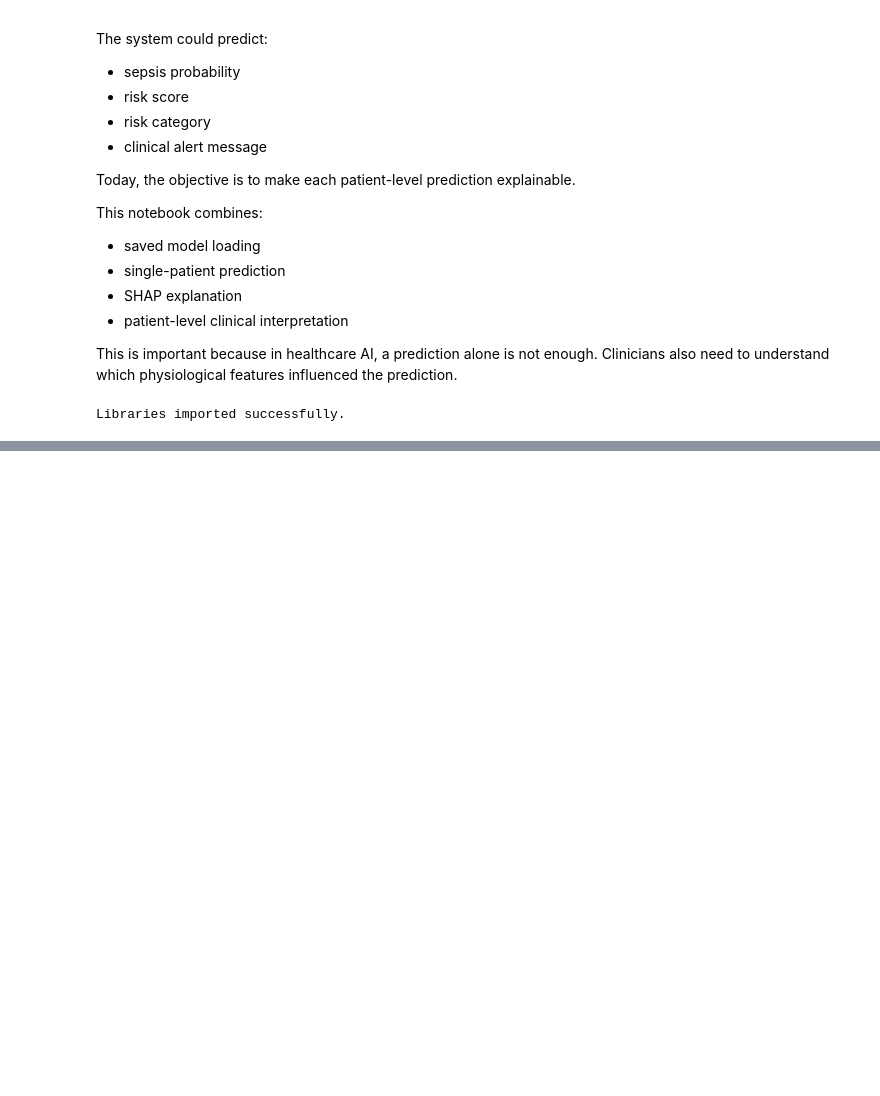
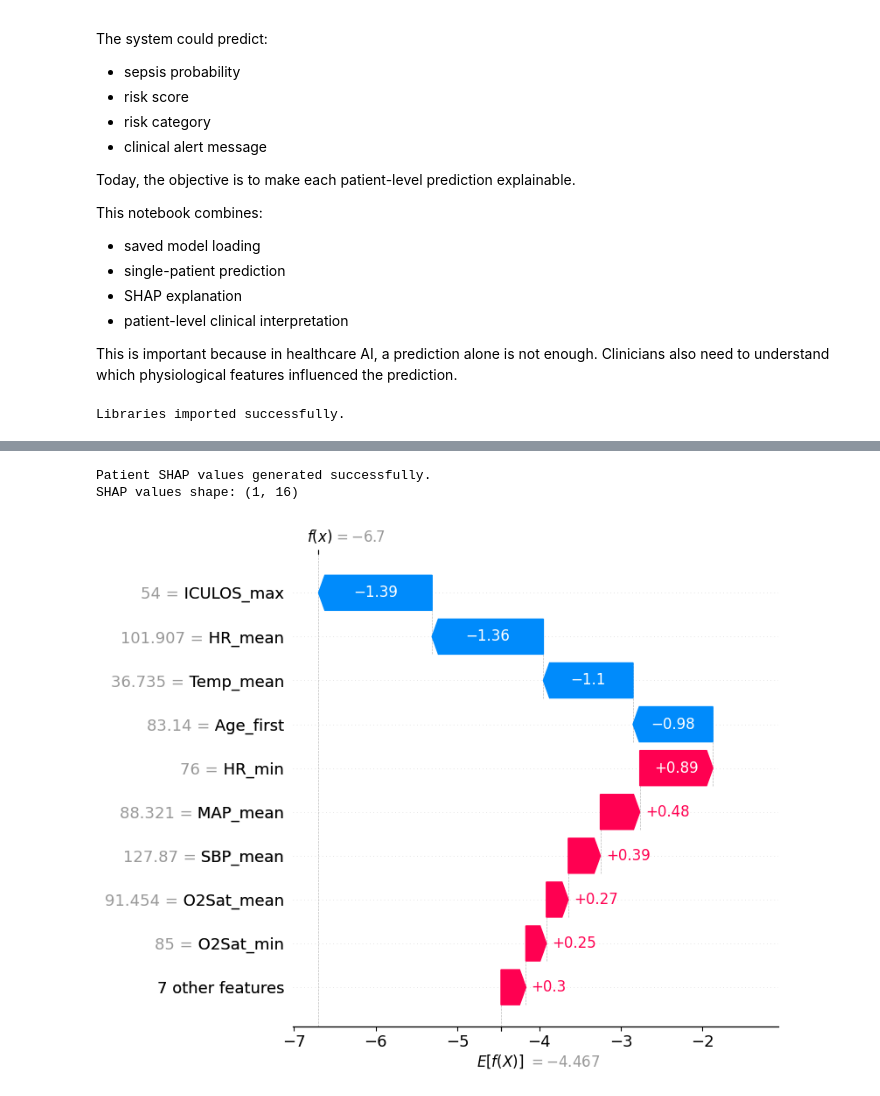
Before and after one commit to englaetitia/icu-early-warning-system, a Jupyter notebook: notebooks/12_explainable_patient_prediction.ipynb, the cells around one changed output, grey strips where cells are left out. Saved outputs shown, nothing was run; the diff lists cells and outputs as text; code cells hidden in the pictures; blank space fills up the shorter version.

Commit message:
Add Week 2 Day 5 explainable patient prediction

```diff
--- a/notebooks/12_explainable_patient_prediction.ipynb
+++ b/notebooks/12_explainable_patient_prediction.ipynb
@@ -60,0 +126,4 @@ Figure directory exists: True
+# %%
+explainer = shap.Explainer(model, X)
+
+print("SHAP explainer created successfully.")
@@ -60,0 +132,21 @@ Figure directory exists: True
+# %%
+patient_index = 0
+
+patient_row = X.iloc[[patient_index]]
+patient_id = patient_ids.iloc[patient_index]
+true_label = y.iloc[patient_index]
+
+probability = model.predict_proba(patient_row)[0, 1]
+prediction = model.predict(patient_row)[0]
+
+risk_score = probability * 100
+risk_category = categorize_risk(probability)
+clinical_alert = generate_clinical_alert(risk_category)
+
+print("Patient ID:", patient_id)
+print("True sepsis label:", true_label)
+print("Predicted sepsis label:", prediction)
+print("Sepsis probability:", round(probability, 3))
+print("Risk score:", round(risk_score, 2), "%")
+print("Risk category:", risk_category)
+print("Clinical alert:", clinical_alert)
@@ -60,0 +161,24 @@ Figure directory exists: True
+# %%
+patient_shap_values = explainer(patient_row)
+
+print("Patient SHAP values generated successfully.")
+print("SHAP values shape:", patient_shap_values.values.shape)
+# %% [output]
+Patient SHAP values generated successfully.
+SHAP values shape: (1, 16)
+# %%
+shap.plots.waterfall(
+    patient_shap_values[0],
+    show=False
+)
+
+plt.tight_layout()
+plt.savefig(
+    FIGURES_DIR / "day12_single_patient_shap_waterfall.png",
+    dpi=300,
+    bbox_inches="tight"
+)
+
+plt.show()
+# %% [output]
+[figure, added]
```
Also changed, not shown: parts of 19 cells of this notebook.
